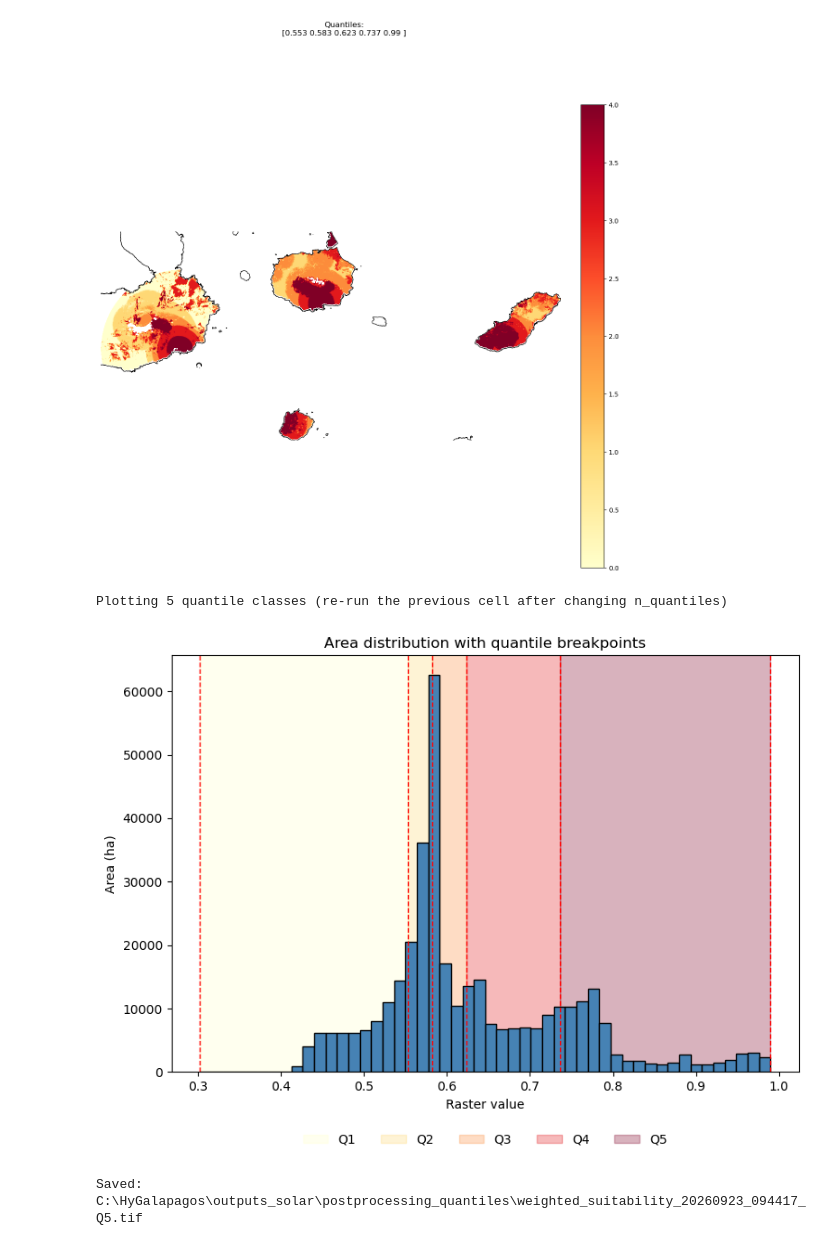
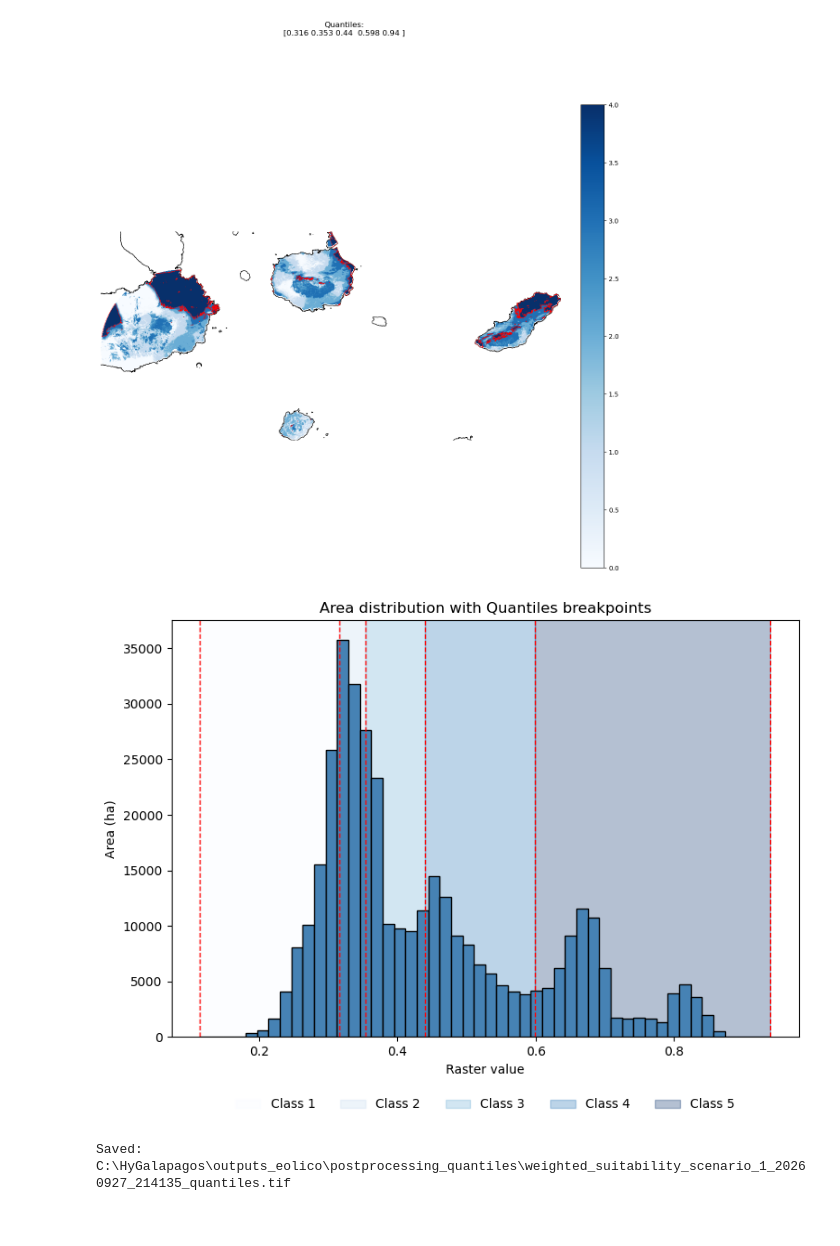
Before and after one commit to eemahon/idoneidad_hygalapagos, a Jupyter notebook: analisis/postprocessing.ipynb, the cells around one changed output. Drawn from its saved outputs; the diff is of its cells as text; code cells hidden in the pictures.

Commit message:
Postprocessing with colors updated

```diff
--- a/analisis/postprocessing.ipynb
+++ b/analisis/postprocessing.ipynb
@@ -43,16 +94,17 @@ def classify_raster(raster_path, n_jenks=5, n_quantiles=6, n_equal=5, nodata=Non
     return results
 # %%
-#C:\HyGalapagos\outputs_solar\scenario_2\candidate_raster_20260923_094417.tif
-raster_path = r"C:\HyGalapagos\outputs_solar\scenario_2\weighted_suitability_20260923_094417.tif"
-n_quantiles = 5
-galapagos_boundary = r"C:\Galapagos_IERSE\01_Organizacion_Territorial\Provincia_Galapagos_CONALI_2018.shp"
-
-results = classify_raster(raster_path, n_quantiles=n_quantiles)
+results = classify_raster(
+    RASTER_PATH,
+    method=scheme_key,
+    n_jenks=n_jenks,
+    n_quantiles=n_quantiles,
+    n_equal=n_equal,
+)
 
 # crop to the bounding box of valid data so the islands fill the figure
 rows, cols = np.where(results["mask"])
 r0, r1, c0, c1 = rows.min(), rows.max() + 1, cols.min(), cols.max() + 1
-cropped = results["quantiles"]["classified"][r0:r1, c0:c1]
+cropped = results[scheme_key]["classified"][r0:r1, c0:c1]
 
 # geographic extent of the cropped window, to align the island outlines with the raster
 transform = results["profile"]["transform"]
@@ -63,75 +115,86 @@ extent = [x0, x1, y1, y0]
 islands = gpd.read_file(galapagos_boundary).to_crs(results["profile"]["crs"])
 
 fig, ax = plt.subplots(figsize=(14, 14))
-im = ax.imshow(cropped, cmap="YlOrRd", extent=extent, origin="upper")
+im = ax.imshow(cropped, cmap=CMAP, extent=extent, origin="upper")
 islands.boundary.plot(ax=ax, color="black", linewidth=0.8)
+
+# outline the highest-value class
+last_class = results[scheme_key]["classifier"].k - 1
+ax.contour(
+    np.where(np.isnan(cropped), 0, cropped == last_class).astype(float),
+    levels=[0.5],
+    colors=OUTLINE_COLOR,
+    linewidths=0.5,
+    extent=extent,
+    origin="upper",
+)
+
 ax.set_xlim(extent[0], extent[1])
 ax.set_ylim(extent[2], extent[3])
-fig.suptitle(f"Quantiles:\n{np.round(results['quantiles']['bins'], 3)}", y=0.98)
+fig.suptitle(f"{classification_labels[CLASSIFICATION]}:\n{np.round(results[scheme_key]['bins'], 3)}", y=0.98)
 ax.axis("off")
 fig.colorbar(im, ax=ax, fraction=0.046, pad=0.04)
 
 plt.show()
 # %% [output]
-[figure, old version]
+[figure, new version]
 # %%
-# histogram of raster values (area in km2) with quantile breakpoints marked and shaded classes
+# histogram of raster values with the active class breakpoints marked and shaded
 values = results["data"][results["mask"]]
-bins = results["quantiles"]["bins"]
+bins = results[scheme_key]["bins"]
 edges = np.concatenate(([values.min()], bins))
-cmap = plt.get_cmap("YlOrRd", len(bins))
+cmap = plt.get_cmap(CMAP, len(bins))
 
 transform = results["profile"]["transform"]
 pixel_area_ha = abs(transform.a * transform.e) / 1e4
 weights = np.full(values.shape, pixel_area_ha)
 
 fig, ax = plt.subplots(figsize=(8, 6))
 ax.hist(values, bins=50, weights=weights, edgecolor="black", color="steelblue", zorder=3)
 for b in edges:
     ax.axvline(b, color="red", linestyle="--", linewidth=1, zorder=4)
 
 legend_handles = []
 for i in range(len(edges) - 1):
     ax.axvspan(edges[i], edges[i + 1], color=cmap(i), alpha=0.3, zorder=1)
     legend_handles.append(plt.Rectangle((0, 0), 1, 1, color=cmap(i), alpha=0.3))
 
 ax.set_xlabel("Raster value")
 ax.set_ylabel("Area (ha)")
-ax.set_title("Area distribution with quantile breakpoints")
+ax.set_title(f"Area distribution with {classification_labels[CLASSIFICATION]} breakpoints")
 legend_ncol = min(len(edges) - 1, 6)
 ax.legend(
     legend_handles,
-    [f"Q{i + 1}" for i in range(len(edges) - 1)],
+    [f"Class {i + 1}" for i in range(len(edges) - 1)],
     loc="upper center",
     bbox_to_anchor=(0.5, -0.12),
     ncol=legend_ncol,
     frameon=False,
 )
 plt.tight_layout()
 plt.show()
 # %% [output]
-Plotting 5 quantile classes (re-run the previous cell after changing n_quantiles)
-[figure, old version]
+[figure, new version]
 # %%
-# extract the last quantile class and save it as a raster, keeping the suitability values
-out_dir = r"C:\HyGalapagos\outputs_solar\postprocessing_quantiles"
+# extract the last class from the active classification and save it as a raster
+out_dir = r"C:\HyGalapagos\outputs_solar\postprocessing_quantiles" if ENERGY_TYPE == "solar" else r"C:\HyGalapagos\outputs_eolico\postprocessing_quantiles"
 os.makedirs(out_dir, exist_ok=True)
 
-last_class = results["quantiles"]["classifier"].k - 1
-last_quantile_values = np.where(
-    results["quantiles"]["classified"] == last_class, results["data"], np.nan
+last_class = results[scheme_key]["classifier"].k - 1
+last_class_values = np.where(
+    results[scheme_key]["classified"] == last_class, results["data"], np.nan
 ).astype("float32")
 
 out_profile = results["profile"].copy()
 out_profile.update(dtype="float32", count=1, nodata=np.nan)
 
 base_name = os.path.splitext(os.path.basename(results["raster_path"]))[0]
-out_path = os.path.join(out_dir, f"{base_name}_Q5.tif")
+out_path = os.path.join(out_dir, f"{base_name}_{CLASSIFICATION}.tif")
 
 with rasterio.open(out_path, "w", **out_profile) as dst:
-    dst.write(last_quantile_values, 1)
+    dst.write(last_class_values, 1)
 
 print(f"Saved: {out_path}")
 # %% [output]
-Saved: C:\HyGalapagos\outputs_solar\postprocessing_quantiles\weighted_suitability_20260923_094417_Q5.tif
+Saved: C:\HyGalapagos\outputs_eolico\postprocessing_quantiles\weighted_suitability_scenario_1_20260927_214135_quantiles.tif
 # %%
```
Also changed, not shown: parts of 5 cells of this notebook, 2 other files.
